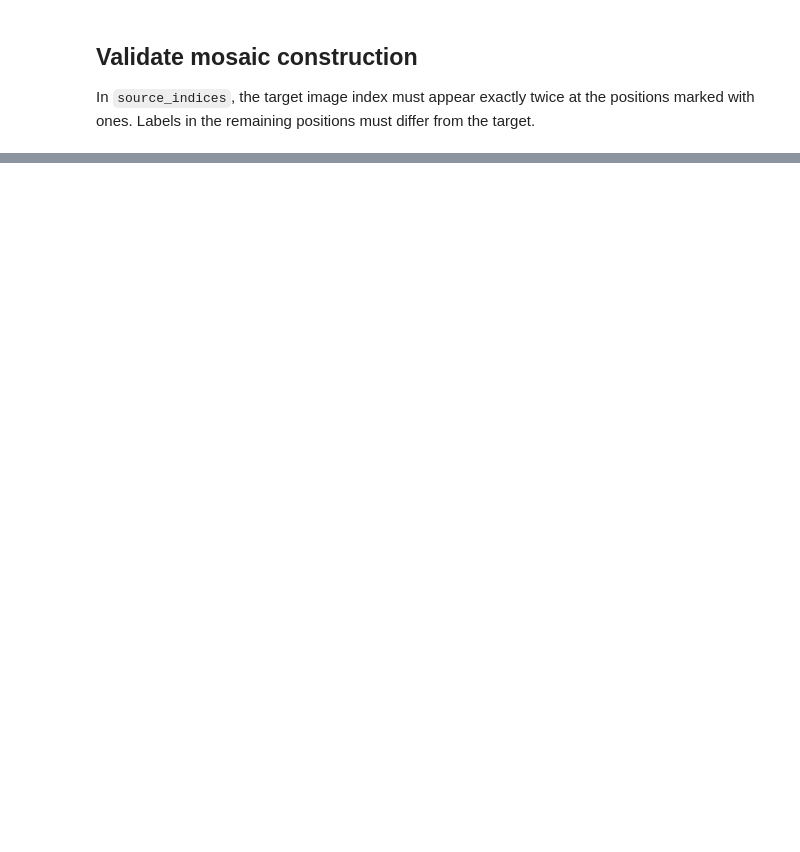
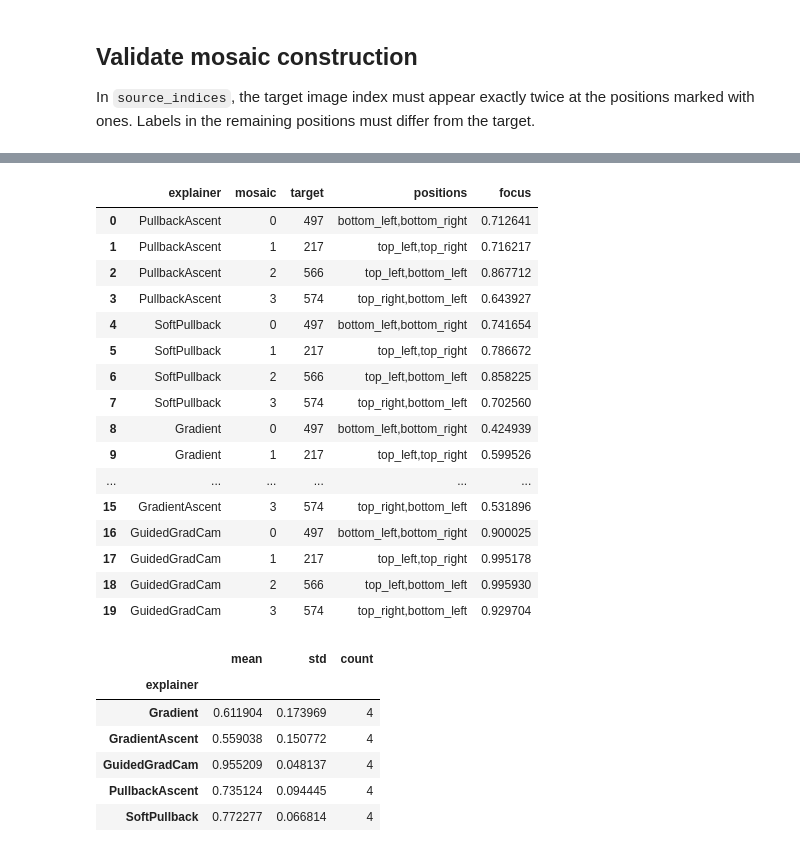
Before and after one commit to 314-Foundation/SemanticPullbacks, a Jupyter notebook: notebooks/focus.ipynb, the cells around one changed output, grey strips where cells are left out. Drawn from its saved outputs; the diff is of its cells as text; code cells hidden in the pictures; blank space fills up the shorter version.

```diff
--- a/notebooks/focus.ipynb
+++ b/notebooks/focus.ipynb
@@ -79,3 +86,11 @@ print("targets:", mosaics.targets.tolist())
+# %%
+if MODEL_NAME.startswith("resnet"):
+    gc_layer = model[1].layer4[-1].conv3
+elif MODEL_NAME.startswith("vgg"):
+    gc_layer = model[1].avgpool
+elif MODEL_NAME.startswith("pvt"):
+    # gc_layer = model[1].stages[-1].blocks[-1].mlp
+    gc_layer = None
 # %% [markdown]
 ## Validate mosaic construction
 
@@ -148,42 +187,62 @@ for explainer_name, (explain_func, explain_kwargs) in explainers.items():
 # %%
+metric = quantus.Focus(
+    abs=False,
+    normalise=False,
+    return_aggregate=False,
+    disable_warnings=True,
+)
 score_rows = []
-for explainer_name, attrs in attributions.items():
-    metric = quantus.Focus(
-        abs=USE_ABS,
-        normalise=False,
-        return_aggregate=False,
-        disable_warnings=True,
-    )
-    quantus_scores = np.asarray(
+for explainer_name, relevance in relevances.items():
+    metric_scores = np.asarray(
         metric(
             model=model,
             x_batch=mosaics.images,
             y_batch=mosaics.targets,
-            a_batch=attrs,
+            a_batch=relevance,
             custom_batch=mosaics.positions,
             channel_first=True,
             device=device,
         )
     )
-    manual_scores = focus_scores_from_attributions(
-        attrs, mosaics.positions, use_abs=USE_ABS
-    )
-    np.testing.assert_allclose(quantus_scores, manual_scores, atol=1e-6)
-
-    for mosaic_index, score in enumerate(quantus_scores):
+    for mosaic_index, score in enumerate(metric_scores):
         score_rows.append(
             {
                 "explainer": explainer_name,
                 "mosaic": mosaic_index,
                 "target": int(mosaics.targets[mosaic_index]),
                 "positions": format_positions(mosaics.positions[mosaic_index]),
                 "focus": float(score),
             }
         )
 
 scores_df = pd.DataFrame(score_rows)
 display(scores_df)
 display(scores_df.groupby("explainer")["focus"].agg(["mean", "std", "count"]))
+# %% [output]
+|  | explainer | mosaic | target | positions | focus |
+| 0 | PullbackAscent | 0 | 497 | bottom_left,bottom_right | 0.712641 |
+| 1 | PullbackAscent | 1 | 217 | top_left,top_right | 0.716217 |
+| 2 | PullbackAscent | 2 | 566 | top_left,bottom_left | 0.867712 |
+| 3 | PullbackAscent | 3 | 574 | top_right,bottom_left | 0.643927 |
+| 4 | SoftPullback | 0 | 497 | bottom_left,bottom_right | 0.741654 |
+| 5 | SoftPullback | 1 | 217 | top_left,top_right | 0.786672 |
+| 6 | SoftPullback | 2 | 566 | top_left,bottom_left | 0.858225 |
+| 7 | SoftPullback | 3 | 574 | top_right,bottom_left | 0.702560 |
+| 8 | Gradient | 0 | 497 | bottom_left,bottom_right | 0.424939 |
+| 9 | Gradient | 1 | 217 | top_left,top_right | 0.599526 |
+| ... | ... | ... | ... | ... | ... |
+| 15 | GradientAscent | 3 | 574 | top_right,bottom_left | 0.531896 |
+| 16 | GuidedGradCam | 0 | 497 | bottom_left,bottom_right | 0.900025 |
+| 17 | GuidedGradCam | 1 | 217 | top_left,top_right | 0.995178 |
+| 18 | GuidedGradCam | 2 | 566 | top_left,bottom_left | 0.995930 |
+| 19 | GuidedGradCam | 3 | 574 | top_right,bottom_left | 0.929704 |
+|  | mean | std | count |
+| explainer |  |  |  |
+| Gradient | 0.611904 | 0.173969 | 4 |
+| GradientAscent | 0.559038 | 0.150772 | 4 |
+| GuidedGradCam | 0.955209 | 0.048137 | 4 |
+| PullbackAscent | 0.735124 | 0.094445 | 4 |
+| SoftPullback | 0.772277 | 0.066814 | 4 |
 # %% [markdown]
 ## Attribution visualisation
 
```
Also changed, not shown: parts of 10 cells of this notebook, 2 other files.
